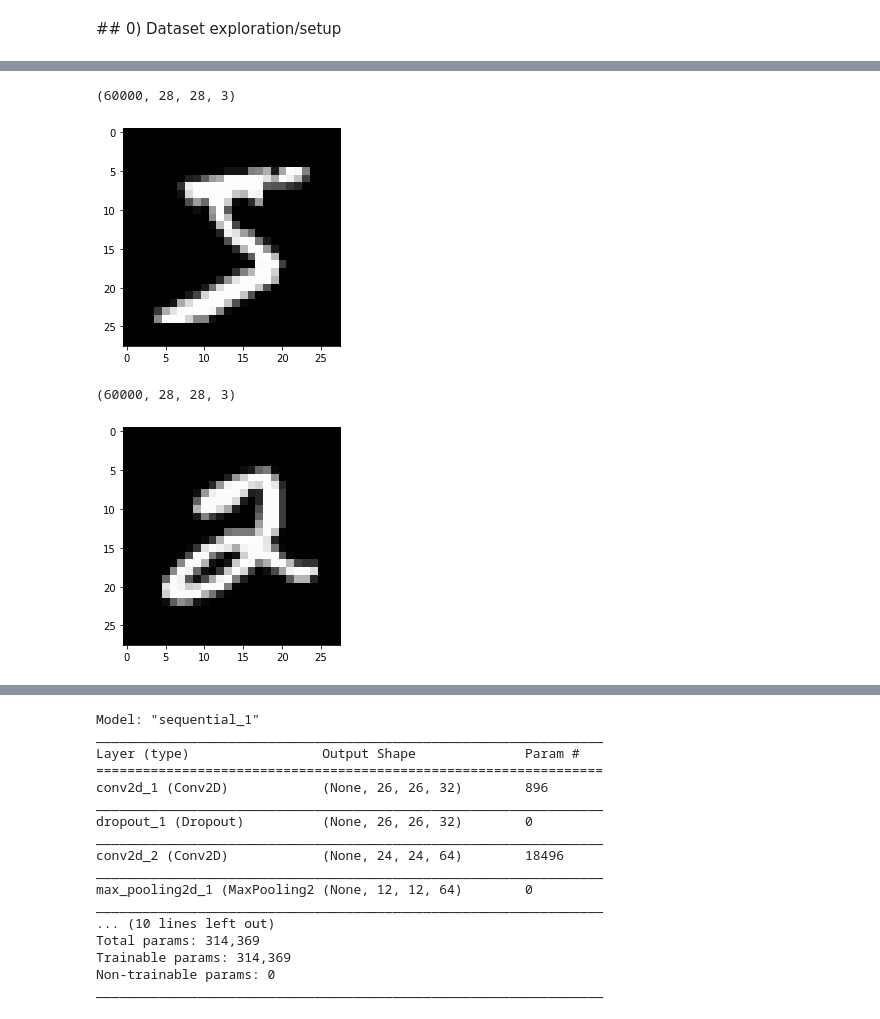
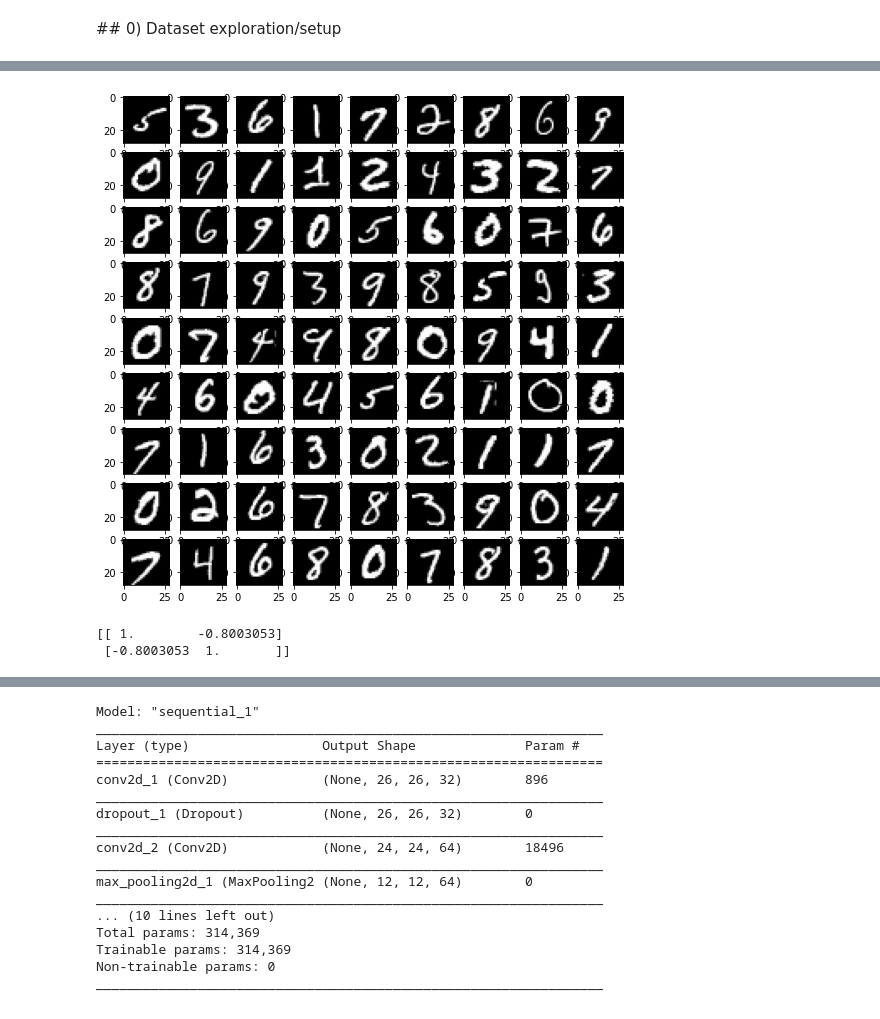
Before and after one commit to oddskool/invariant_risk_minimization_reproduced, a Jupyter notebook: mnist.ipynb, the cells around one changed output, grey strips where cells are left out. Cells and saved outputs as stored; diff of their text form; code cells hidden in the pictures.

```diff
--- a/mnist.ipynb
+++ b/mnist.ipynb
@@ -48,15 +43,13 @@ Downloading data from https://s3.amazonaws.com/img-datasets/mnist.npz
-# %%
-plt.imshow(x_train[0])
-x_train.shape
-# %% [output]
-(60000, 28, 28, 3)
-[figure, removed]
-# %%
-plt.imshow(x_train[5])
-x_train.shape
-# %% [output]
-(60000, 28, 28, 3)
-[figure, removed]
+# %%
+plt.figure(figsize=(10,10))
+n_x = 10
+n_y = 10
+for i in range(1,n_x):
+    for j in range(1,n_y):
+        plt.subplot(n_x,n_y,i*n_x+j)
+        plt.imshow(x_train[i*n_x+j])
+# %% [output]
+[figure, added]
 # %%
 def get_env(x, y, e, labelflip_proba=.25):
     x = x.copy()
@@ -76,4 +69,7 @@ def get_env(x, y, e, labelflip_proba=.25):
     x[color, :, :, 1] = 0
     return x, y
 # %%
-x, y = get_env(x_train, y_train, .5)
+x, y = get_env(x_train, y_train, .9, labelflip_proba=0)
+# %% [output]
+[[ 1.        -0.8003053]
+ [-0.8003053  1.       ]]
```
Also changed, not shown: parts of 8 cells of this notebook, 2 other files.
